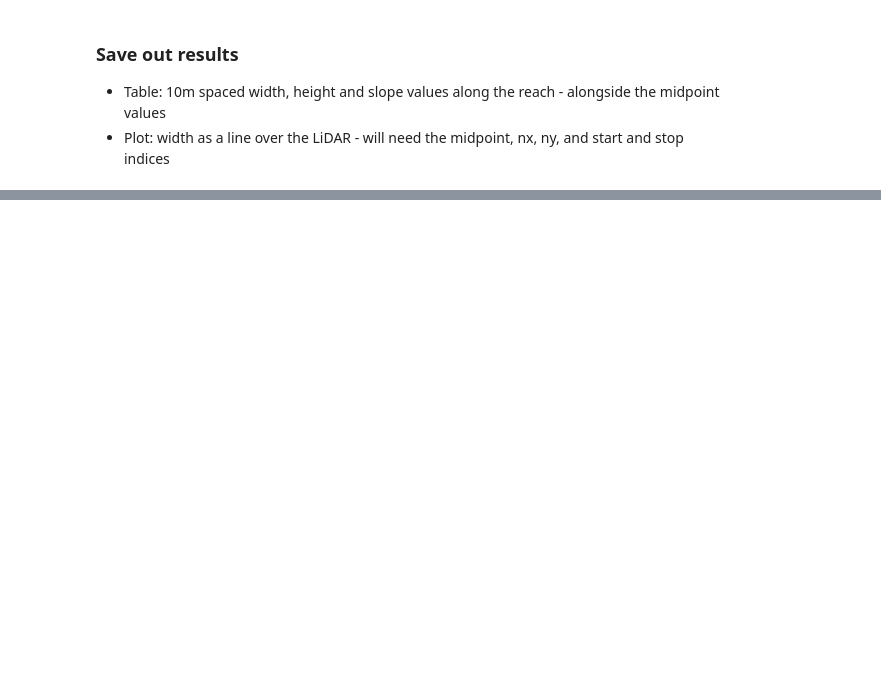
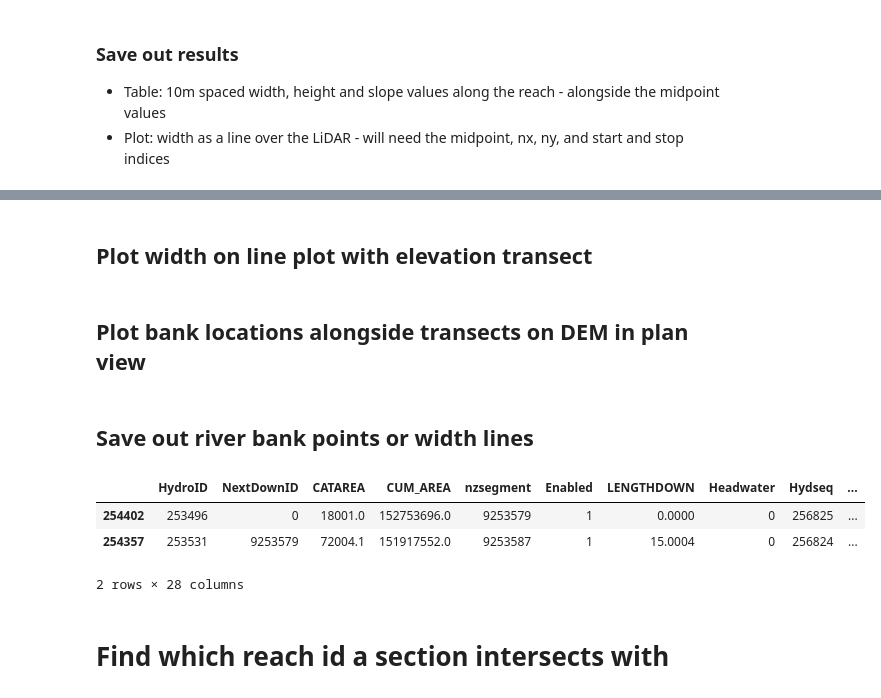
Before and after one commit to rosepearson/Hydrologic-DEMs-scripts, a Jupyter notebook: jupyter_notebooks/Extract river channel shapes.ipynb, the cells around one changed output, grey strips where cells are left out. Drawn from its saved outputs; the diff is of its cells as text; code cells hidden in the pictures; blank space fills up the shorter version.

Commit message:
With results written out for Matt - reach id looked up

```diff
--- a/jupyter_notebooks/Extract river channel shapes.ipynb
+++ b/jupyter_notebooks/Extract river channel shapes.ipynb
@@ -427,0 +424,15 @@ matplotlib.pyplot.ylabel(f"River width in m");
+# %% [markdown]
+## Plot width on line plot with elevation transect
+# %% [markdown]
+## Plot bank locations alongside transects on DEM in plan view
+# %% [markdown]
+## Save out river bank points or width lines
+# %%
+flat_waikanae_river_area.head(2)
+# %% [output]
+|  | HydroID | NextDownID | CATAREA | CUM_AREA | nzsegment | Enabled | LENGTHDOWN | Headwater | Hydseq | ... |
+| 254402 | 253496 | 0 | 18001.0 | 152753696.0 | 9253579 | 1 | 0.0000 | 0 | 256825 | ... |
+| 254357 | 253531 | 9253579 | 72004.1 | 151917552.0 | 9253587 | 1 | 15.0004 | 0 | 256824 | ... |
+2 rows × 28 columns
+# %% [markdown]
+# Find which reach id a section intersects with
```
Also changed, not shown: parts of 71 cells of this notebook.
